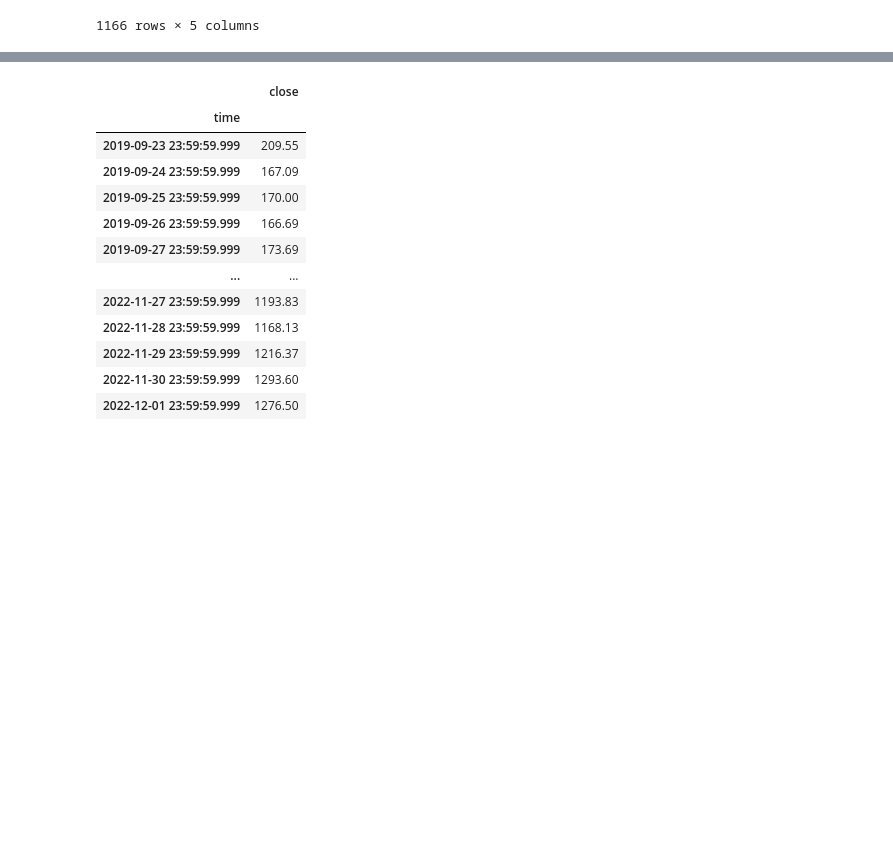
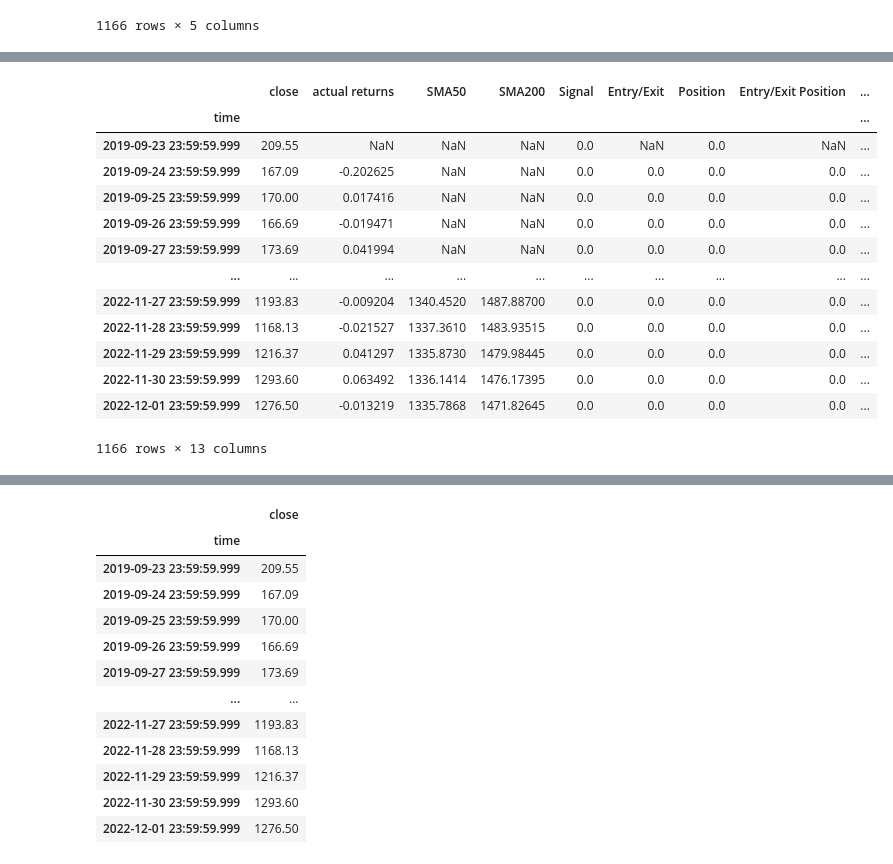
Before and after one commit to jdonnelly0804/project-2, a Jupyter notebook: ravi.ipynb, the cells around one changed output, grey strips where cells are left out. Saved outputs shown, nothing was run; the diff lists cells and outputs as text; code cells hidden in the pictures; blank space fills up the shorter version.

```diff
--- a/ravi.ipynb
+++ b/ravi.ipynb
@@ -365,0 +74,19 @@ signals_df['cumulative_returns'].plot()
+# %%
+# Set the Short window and long windows to 50 and 200 respectively (to implement 'Golden Cross' DMAC strategy)
+short_window = 50
+long_window = 200
+
+# Generate the Short and Long moving averages (50 and 200 days, respectively)
+signals_df['SMA50'] = signals_df['close'].rolling(window=short_window).mean()
+signals_df['SMA200'] = signals_df['close'].rolling(window=long_window).mean()
+# %%
+# Prepopulate the `Signal` for trading
+signals_df['Signal'] = 0.0
+
+# Generate the trading signal 0 or 1, where 1 is when SHORT window (SMA50) is > the LONG (SMA200); 0 otherwise
+signals_df['Signal'][short_window:] = np.where(
+    signals_df['SMA50'][short_window:] > signals_df['SMA200'][short_window:], 1.0, 0.0
+)
+# %%
+# Calculate the points in time when the Signal value changes; Mark Trade ENTRY(1) and EXIT(-1) points
+signals_df['Entry/Exit'] = signals_df['Signal'].diff()
@@ -365,0 +140,43 @@ signals_df['cumulative_returns'].plot()
+# %%
+# Set the initial_capital to 200000 and Set the share_size/lot to 500
+initial_capital = float(200000)
+share_size = 500
+
+# Buy a share-size/lot position when the DMAC Signal equals 1, else `Position` should be zero (Sell)
+signals_df['Position'] = share_size * signals_df['Signal']
+
+# Determine the points in time where a share lot position is bought or sold
+signals_df['Entry/Exit Position'] = signals_df['Position'].diff()
+
+# Multiply the close price by the number of shares held, or the Position
+signals_df['Portfolio Holdings'] = signals_df['close'] * signals_df['Position']
+
+# Subtract the amount of either the cost or proceeds of the trade from the initial capital invested
+signals_df['Portfolio Cash'] = initial_capital - (signals_df['close'] * signals_df['Entry/Exit Position']).cumsum()
+
+# Calculate the total portfolio value by adding the portfolio cash to the portfolio holdings (or investments)
+signals_df['Portfolio Total'] = signals_df['Portfolio Cash'] + signals_df['Portfolio Holdings']
+
+# Calculate the portfolio daily returns
+signals_df['Portfolio Daily Returns'] = signals_df['Portfolio Total'].pct_change()
+
+# Calculate the portfolio cumulative returns
+signals_df['Portfolio Cumulative Returns'] = (1 + signals_df['Portfolio Daily Returns']).cumprod() - 1
+
+# Review the DataFrame
+signals_df
+# %% [output]
+|  | close | actual returns | SMA50 | SMA200 | Signal | Entry/Exit | Position | Entry/Exit Position | ... |
+| time |  |  |  |  |  |  |  |  | ... |
+| 2019-09-23 23:59:59.999 | 209.55 | NaN | NaN | NaN | 0.0 | NaN | 0.0 | NaN | ... |
+| 2019-09-24 23:59:59.999 | 167.09 | -0.202625 | NaN | NaN | 0.0 | 0.0 | 0.0 | 0.0 | ... |
+| 2019-09-25 23:59:59.999 | 170.00 | 0.017416 | NaN | NaN | 0.0 | 0.0 | 0.0 | 0.0 | ... |
+| 2019-09-26 23:59:59.999 | 166.69 | -0.019471 | NaN | NaN | 0.0 | 0.0 | 0.0 | 0.0 | ... |
+| 2019-09-27 23:59:59.999 | 173.69 | 0.041994 | NaN | NaN | 0.0 | 0.0 | 0.0 | 0.0 | ... |
+| ... | ... | ... | ... | ... | ... | ... | ... | ... | ... |
+| 2022-11-27 23:59:59.999 | 1193.83 | -0.009204 | 1340.4520 | 1487.88700 | 0.0 | 0.0 | 0.0 | 0.0 | ... |
+| 2022-11-28 23:59:59.999 | 1168.13 | -0.021527 | 1337.3610 | 1483.93515 | 0.0 | 0.0 | 0.0 | 0.0 | ... |
+| 2022-11-29 23:59:59.999 | 1216.37 | 0.041297 | 1335.8730 | 1479.98445 | 0.0 | 0.0 | 0.0 | 0.0 | ... |
+| 2022-11-30 23:59:59.999 | 1293.60 | 0.063492 | 1336.1414 | 1476.17395 | 0.0 | 0.0 | 0.0 | 0.0 | ... |
+| 2022-12-01 23:59:59.999 | 1276.50 | -0.013219 | 1335.7868 | 1471.82645 | 0.0 | 0.0 | 0.0 | 0.0 | ... |
+1166 rows × 13 columns
```
Also changed, not shown: parts of 35 cells of this notebook.
